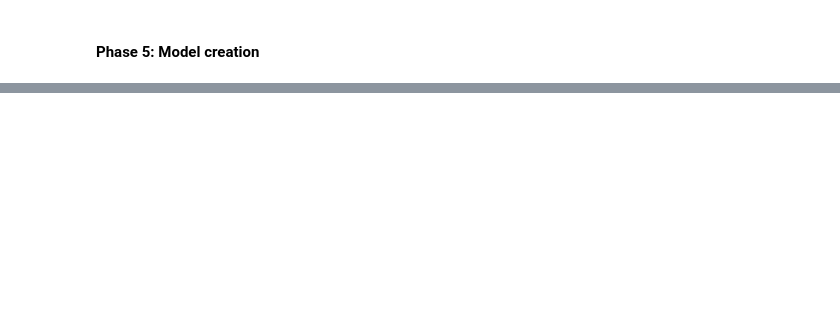
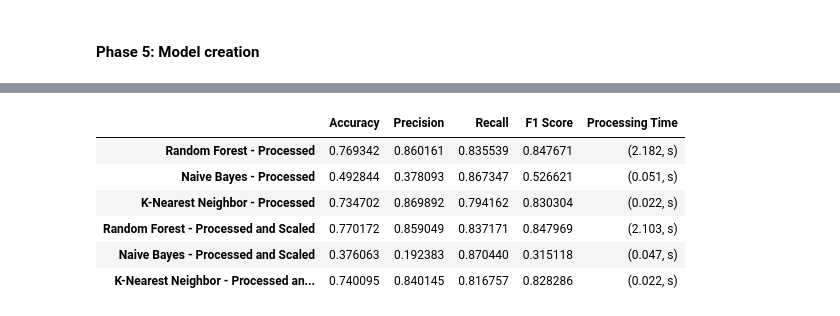
Before and after one commit to AnsealArt/PJWSTK-EWD, a Jupyter notebook: Project/hr_analytics.ipynb, the cells around one changed output, grey strips where cells are left out. Cells and saved outputs as stored; diff of their text form; code cells hidden in the pictures; blank space fills up the shorter version.

Commit message:
Update Project - Add Models, Tuning and Conclusion

```diff
--- a/Project/hr_analytics.ipynb
+++ b/Project/hr_analytics.ipynb
@@ -114,19 +118,17 @@ sns.pairplot(df_hr, hue='target')
 # %% [markdown]
 #### Phase 4: Data Preparation
 # %%
-# As we are going to use classification algorithms we should test multiple data processing techniques, including none
-df_hr_no_processing = df_hr.copy()
+# As we are going to use classification algorithms we should test different data processing techniques
 df_hr_processed = df_hr.copy()
 df_hr_processed_and_scaled = df_hr.copy()
 
-# Standard processing
-add_logging = False
+# Standard processin
 
 if add_logging:
     for col in df_hr_processed.columns:
         print("------\n", df_hr_processed[col].value_counts(), "\nNumber of distinct values:", len(set(df_hr_processed[col])))
         print("Number of missing values:", df_hr_processed[col].isnull().sum())
-        if col in ['city_development_index', 'training_hours']:
+        if col in ["city_development_index", "training_hours"]:
             print("Values range:", df_hr_processed[col].min(), " - ", df_hr_processed[col].max())
 
 """
@@ -146,11 +148,14 @@ Columns to be processed
 """
 # No outliers detection required
 
+# Switch 0 and 1 in target - 1 should be employees who are going to stay
+df_hr_processed["target"] = df_hr_processed['target'].apply(lambda x: abs(x - 1))
+
 # Change needed values
 columns_with_missing_values = ["gender", "enrolled_university", "education_level", "major_discipline", "experience", "company_size", "last_new_job"]
 columns_to_update = ["gender", "relevent_experience", "major_discipline", "company_size", "company_type"]
 columns_to_bucketize = ["experience", "company_size", "last_new_job"]
-columns_to_dummify = ["city", "gender", "enrolled_university", "education_level", "major_discipline", "company_type", "last_new_job"]
+columns_to_dummify = ["city", "gender", "enrolled_university", "education_level", "major_discipline", "company_type", "last_new_job", "experience", "company_size", "last_new_job"]
 columns_to_standardize = ["training_hours"]
 
 # Update missing values
@@ -236,5 +241,5 @@ if add_logging:
 
 print(df_hr_processed.shape)
 
-# Observation: final shape: 16070 x 157
+# Observation: final shape = 16070 x 177
 # %% [output]
@@ -275,0 +308,71 @@ df_hr_processed_and_scaled.rename(columns={ "training_hours_new" : "training_hou
+# %%
+models = {}
+
+models["Random Forest - Processed"]      = RandomForestClassifier()
+models["Naive Bayes - Processed"]        = GaussianNB()
+models["K-Nearest Neighbor - Processed"] = KNeighborsClassifier()
+models["Random Forest - Processed and Scaled"]      = RandomForestClassifier()
+models["Naive Bayes - Processed and Scaled"]        = GaussianNB()
+models["K-Nearest Neighbor - Processed and Scaled"] = KNeighborsClassifier()
+
+accuracy, precision, recall, f1, train_time = {}, {}, {}, {}, {}
+
+## Train models on preprocessed data without training_hours standarization
+for key in ["Random Forest - Processed", "Naive Bayes - Processed", "K-Nearest Neighbor - Processed"]:
+    # Fit the classifier
+    start_time = time.time()
+
+    models[key].fit(X_train_processed, y_train_processed)
+
+    end_time = time.time()
+
+    # Make predictions
+    predictions = models[key].predict(X_test_processed)
+
+    # Calculate metrics
+    accuracy[key] = accuracy_score(predictions, y_test_processed)
+    precision[key] = precision_score(predictions, y_test_processed)
+    recall[key] = recall_score(predictions, y_test_processed)
+    f1[key] = f1_score(predictions, y_test_processed)
+
+    train_time[key] = (round(end_time - start_time, 3), "s")
+
+
+## Train models on preprocessed data with training_hours standarization
+for key in ["Random Forest - Processed and Scaled", "Naive Bayes - Processed and Scaled", "K-Nearest Neighbor - Processed and Scaled"]:
+    # Fit the classifier
+    start_time = time.time()
+
+    models[key].fit(X_train_processed_and_scaled, y_train_processed_and_scaled)
+
+    end_time = time.time()
+
+    # Make predictions
+    predictions = models[key].predict(X_test_processed_and_scaled)
+
+    # Calculate metrics
+    accuracy[key] = accuracy_score(predictions, y_test_processed_and_scaled)
+    precision[key] = precision_score(predictions, y_test_processed_and_scaled)
+    recall[key] = recall_score(predictions, y_test_processed_and_scaled)
+    f1[key] = f1_score(predictions, y_test_processed_and_scaled)
+
+    train_time[key] = (round(end_time - start_time, 3), "s")
+
+
+
+df_model = pd.DataFrame(index=models.keys(), columns=["Accuracy", "Precision", "Recall", "F1 Score", "Processing Time"])
+df_model["Accuracy"] = accuracy.values()
+df_model["Precision"] = precision.values()
+df_model["Recall"] = recall.values()
+df_model["F1 Score"] = f1.values()
+df_model["Processing Time"] = train_time.values()
+
+df_model
+# %% [output]
+|  | Accuracy | Precision | Recall | F1 Score | Processing Time |
+| Random Forest - Processed | 0.769342 | 0.860161 | 0.835539 | 0.847671 | (2.182, s) |
+| Naive Bayes - Processed | 0.492844 | 0.378093 | 0.867347 | 0.526621 | (0.051, s) |
+| K-Nearest Neighbor - Processed | 0.734702 | 0.869892 | 0.794162 | 0.830304 | (0.022, s) |
+| Random Forest - Processed and Scaled | 0.770172 | 0.859049 | 0.837171 | 0.847969 | (2.103, s) |
+| Naive Bayes - Processed and Scaled | 0.376063 | 0.192383 | 0.870440 | 0.315118 | (0.047, s) |
+| K-Nearest Neighbor - Processed an... | 0.740095 | 0.840145 | 0.816757 | 0.828286 | (0.022, s) |
```
Also changed, not shown: parts of 18 cells of this notebook.
